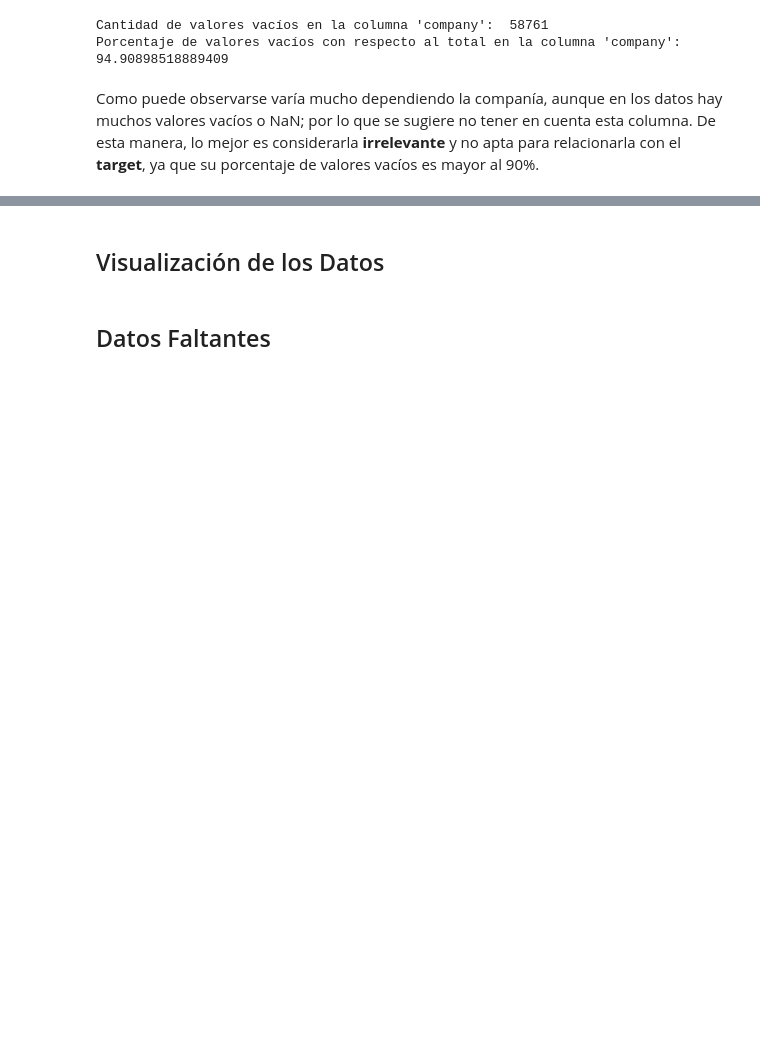
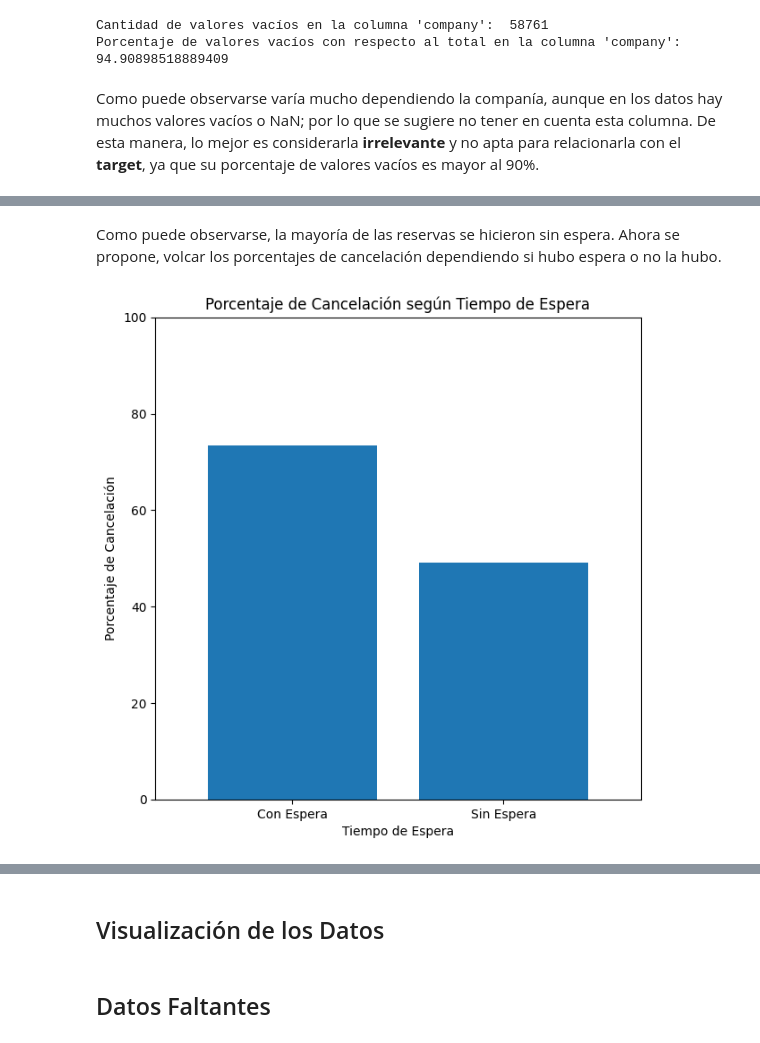
Before and after one commit to InspectorDave/OrgaDeDatos-TPs, a Jupyter notebook: 7506R_TP1_GRUPO11_CHP1_ENTREGA.ipynb, the cells around one changed output, grey strips where cells are left out. Drawn from its saved outputs; the diff is of its cells as text; code cells hidden in the pictures; blank space fills up the shorter version.

```diff
--- a/7506R_TP1_GRUPO11_CHP1_ENTREGA.ipynb
+++ b/7506R_TP1_GRUPO11_CHP1_ENTREGA.ipynb
@@ -1489,0 +1537,17 @@ Como puede observarse varía mucho dependiendo la companía, aunque en los datos
+# %% [markdown]
+Como puede observarse, la mayoría de las reservas se hicieron sin espera. Ahora se propone, volcar los porcentajes de cancelación dependiendo si hubo espera o no la hubo.
+# %%
+hotels_df_copy['days_in_waiting_list'].fillna(0, inplace=True)
+hotels_df_copy['waiting_list_category'] = hotels_df_copy['days_in_waiting_list'].apply(lambda x: 'Sin Espera' if x == 0 else 'Con Espera')
+cancellation_percentages = hotels_df_copy.groupby('waiting_list_category')['is_canceled'].mean() * 100
+
+plt.figure(figsize=(7, 7))
+cancellation_percentages.plot(kind='bar', width=0.8)
+plt.title('Porcentaje de Cancelación según Tiempo de Espera')
+plt.xlabel('Tiempo de Espera')
+plt.ylabel('Porcentaje de Cancelación')
+plt.xticks(rotation=0)
+plt.ylim(0, 100)
+plt.show()
+# %% [output]
+[figure, added]
```
Also changed, not shown: parts of 9 cells of this notebook.
